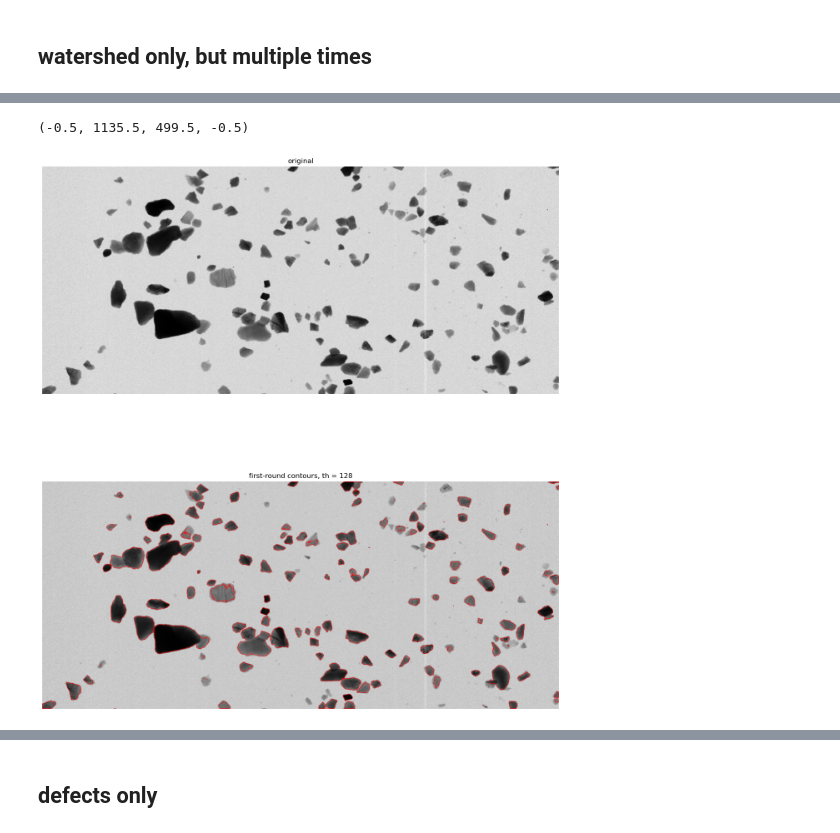
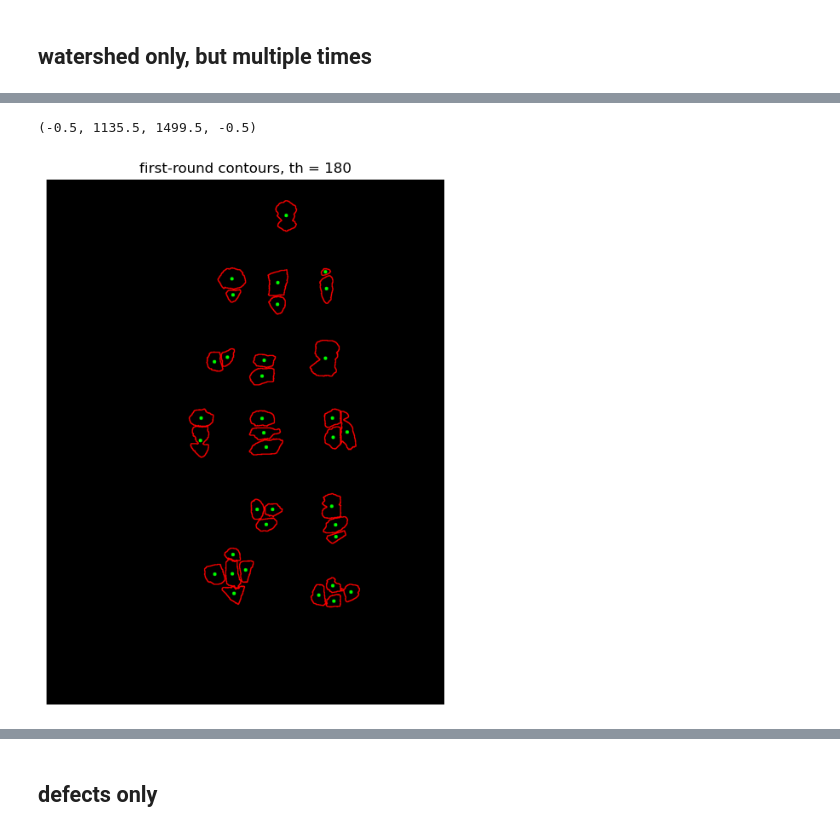
Before and after one commit to yaojian95/jt_ore_sorting, a Jupyter notebook: contours_detect.ipynb, the cells around one changed output, grey strips where cells are left out. Drawn from its saved outputs; the diff is of its cells as text; code cells hidden in the pictures.

Commit message:
normalization test

```diff
--- a/contours_detect.ipynb
+++ b/contours_detect.ipynb
@@ -180,48 +259,74 @@ def recursive_cut_contours(contours, binary, b_thresh, max_depth=3, current_dept
 # img = cv2.imread("1749114607646606900.png", cv2.IMREAD_GRAYSCALE)[:, 200:1336]
 # img = cv2.imread("1749114607376323400.png", cv2.IMREAD_GRAYSCALE)[:, 200:1336]
 # img = cv2.imread("1749114604927843500.png", cv2.IMREAD_GRAYSCALE)[:, 200:1336]
-img = cv2.imread("/Users/zhengyun/Desktop/yaojian/data/test_data_yinshan/test_one_image/1749114605350494900.png",
-                 cv2.IMREAD_GRAYSCALE)[:, 200:1336]
+# img = cv2.imread("/Users/zhengyun/Desktop/yaojian/data/test_data_yinshan/test_one_image/1749114605350494900.png",
+                #  cv2.IMREAD_GRAYSCALE)[:, 200:1336]
+
+img = cv2.imread('/Users/zhengyun/Desktop/yaojian/data/test_0617_contours/test_0617_contours.png', cv2.IMREAD_GRAYSCALE)[:, 200:1336]
 # th_binary, binary = cv2.threshold(img, 0, 255, cv2.THRESH_BINARY_INV + cv2.THRESH_OTSU)
-_, binary = cv2.threshold(img, 128, 255, cv2.THRESH_BINARY_INV); th_binary = 128
+_, binary = cv2.threshold(img, 128, 255, cv2.THRESH_BINARY_INV); th_binary = 180
 
 # 构造新分割 mask
 final_mask_v2 = np.zeros_like(binary)
 
 contours, _ = cv2.findContours(binary, cv2.RETR_TREE, cv2.CHAIN_APPROX_SIMPLE)
+result_ori = cv2.cvtColor(img, cv2.COLOR_GRAY2BGR)
+mask_ori = np.zeros_like(result_ori)
+cv2.drawContours(mask_ori, contours, -1, (255, 0, 0), 2)
+
 
 normal_contours = []
 split_contours = []
 
 error_contours = []
 cnt_needs = []
 for cnt in contours:
-    if is_overlapping(cnt, solidity_thresh=1.15):
-        split_contours.extend(recursive_watershed(cnt, binary, img, max_depth=2))
-    else:
-        normal_contours.append(cnt)
+    cnt_area = cv2.contourArea(cnt)
+    if  cnt_area > 100:
+        if is_overlapping(cnt, solidity_thresh=1.15):
+            split_contours.extend(recursive_watershed(cnt, binary, img, max_depth=1, contrast_factor=0.678))
+        else:
+            normal_contours.append(cnt)
 
 
 all_contours = split_contours + normal_contours
 # 绘制结果
 result = cv2.cvtColor(img, cv2.COLOR_GRAY2BGR)
-cv2.drawContours(result, all_contours, -1, (255, 0, 0), 1)
+mask_result = np.zeros_like(result)
+cv2.drawContours(mask_result, all_contours, -1, (255, 0, 0), 2)
 
+# 绘制每个轮廓的质心
+for i, cnt in enumerate(all_contours):
+    # 计算轮廓矩
+    M = cv2.moments(cnt)
+    if M["m00"] != 0:
+        # 计算质心坐标
+        cX = int(M["m10"] / M["m00"])
+        cY = int(M["m01"] / M["m00"])
+
+        # 绘制质心点
+        cv2.circle(mask_result, (cX, cY), 5, (0, 255, 0), -1)
+
+        # # 可选：添加轮廓编号标签
+        # cv2.putText(mask_result, str(i+1), (cX - 10, cY - 10),
+        #             cv2.FONT_HERSHEY_SIMPLEX, 0.5, (0, 0, 255), 2)
 
 # 显示新结果
-fig, axes = plt.subplots(2, 1, figsize=(16, 18))
+fig, axes = plt.subplots(1, 1, figsize=(12, 8))
 # # axes[1].imshow(output_v2)
 # axes[2].set_title("deepest_defects")
 # axes[2].axis('off')
 # axes[2].imshow(mask_only2)
 
-axes[0].imshow(img, cmap = 'gray')
-axes[0].set_title("original")
-axes[0].axis('off')
+# axes[0].imshow(mask_ori, cmap = 'gray')
+# axes[0].set_title("original")
+# axes[0].axis('off')
 
-axes[1].imshow(result, cmap = 'gray')
-axes[1].set_title("first-round contours, th = %s"%th_binary)
-axes[1].axis('off')
+axes.imshow(mask_result, cmap = 'gray')
+axes.set_title("first-round contours, th = %s"%th_binary)
+axes.axis('off')
+
+# plt.savefig('/Users/zhengyun/Desktop/yaojian/data/test_0617_contours/2025-06-17_09-40-12_643_contours.png')
 # %% [output]
-(-0.5, 1135.5, 499.5, -0.5)
+(-0.5, 1135.5, 1499.5, -0.5)
-[figure, old version]
+[figure, new version]
```
Also changed, not shown: parts of 17 cells of this notebook, 6 other files.
